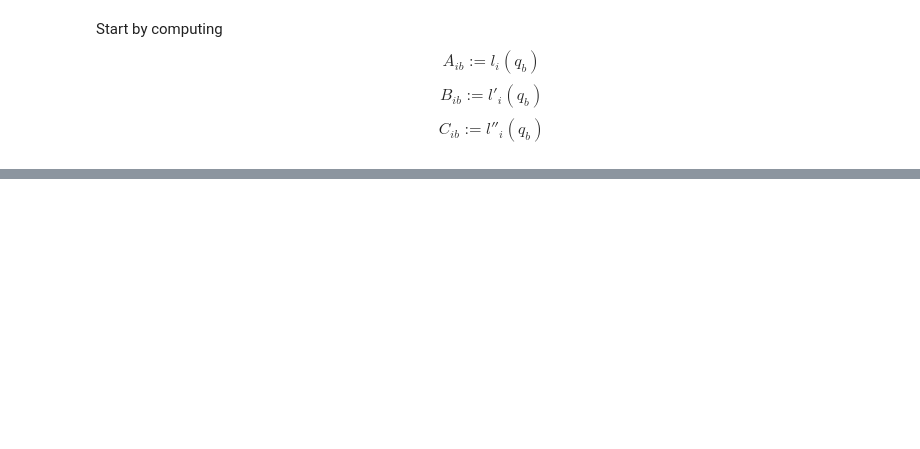
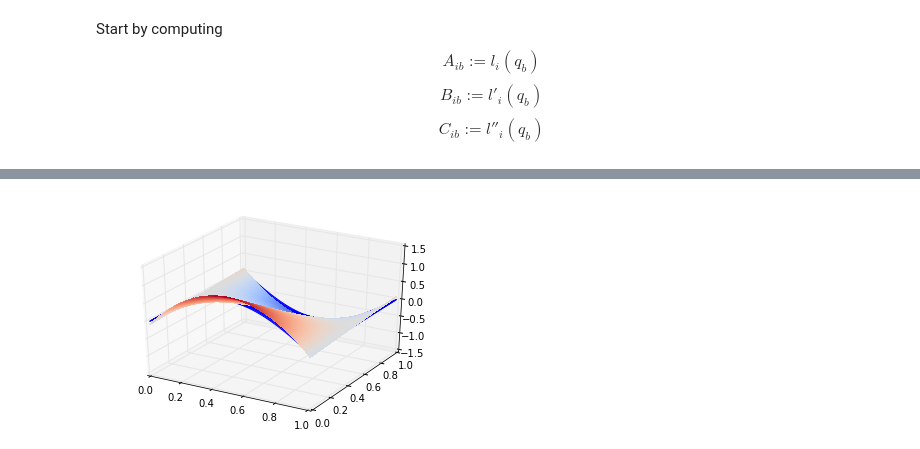
Before and after one commit to pdicerbo/P1.4, a Jupyter notebook: Basics/D3-poissons-extended.ipynb, the cells around one changed output, grey strips where cells are left out. Saved outputs shown, nothing was run; the diff lists cells and outputs as text; code cells hidden in the pictures; blank space fills up the shorter version.

```diff
--- a/Basics/D3-poissons-extended.ipynb
+++ b/Basics/D3-poissons-extended.ipynb
@@ -210,0 +305,10 @@ $$
+# %%
+def eval_space(LL,U):
+    def eval_sp(LL,U,x,y):
+        (ny,nx) = U.shape
+        val = 0
+        for i in arange(nx):
+            for j in arange(ny):
+                val += U[j,i]*LL[0][i](x)*LL[1][j](y)
+        return val
+    return lambda x,y : eval_sp(LL,U,x,y)
@@ -210,0 +432,9 @@ $$
+# %%
+L1 = einsum('ia,jb->jiba', CC[0], AA[1])
+print(L1)
+L2 = einsum('ia,jb->jiba', AA[0], CC[1])
+M  = einsum('ia,jb->jiba', AA[0], AA[1])
+L1 = L1.reshape((N[0]*N[1], -1))
+print(L1)
+L2 = L2.reshape((N[0]*N[1], -1))
+M  =  M.reshape((N[0]*N[1], -1))
@@ -210,0 +459,27 @@ $$
+# %%
+alpha = 100.
+
+S = -L1-L2+alpha*M
+
+s = lambda x,y : sin(pi*x)*cos(pi*y)
+g = lambda x,y : alpha*sin(pi*x)*cos(pi*y) + 2*pi**2*sin(pi*x)*cos(pi*y)
+
+Qx, Qy = meshgrid(Q[0],Q[1])
+
+G = g(Qx,Qy).flatten()
+
+u = linalg.solve(S, G)
+
+U = u.reshape((N[1],N[0]))
+
+uh = eval_space(LL,U)
+
+X,Y = meshgrid(linspace(0,1,100),linspace(0,1,100))
+fig = figure()
+ax = fig.gca(projection='3d')
+
+surf0 = ax.plot_wireframe(X, Y, s(X,Y))
+surf1 = ax.plot_surface(X, Y, uh(X,Y), rstride=1, cstride=1, cmap=cm.coolwarm,
+                        linewidth=0, antialiased=False)
+# %% [output]
+[figure, added]
```
Also changed, not shown: parts of 21 cells of this notebook.
